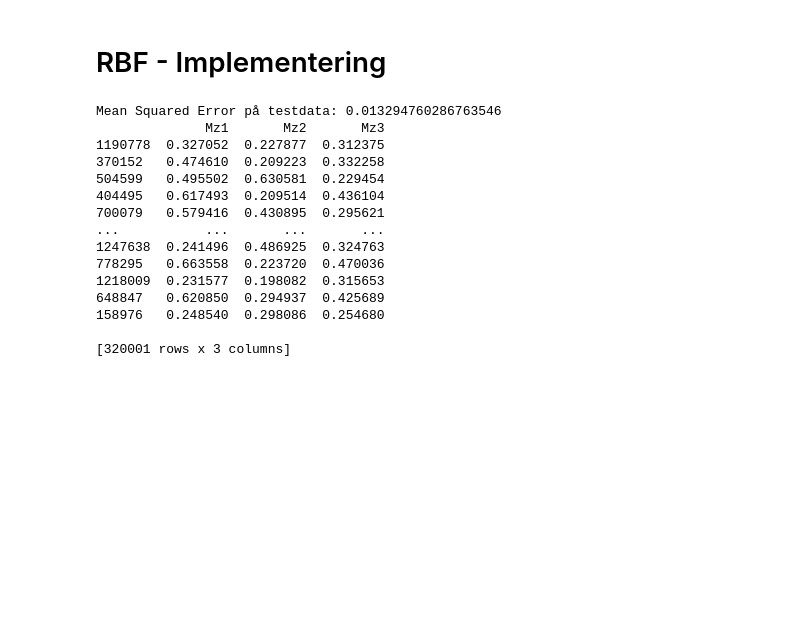
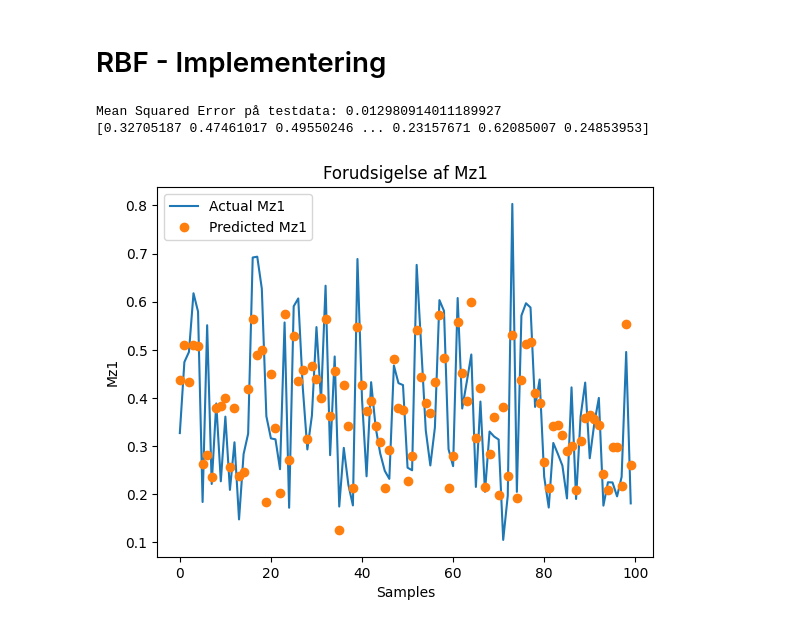
Before and after one commit to hugojjohnson/02456-deep-learning-project, a Jupyter notebook: notebooks/exploration-peter.ipynb, the cells around one changed output. Saved outputs shown, nothing was run; the diff lists cells and outputs as text; code cells hidden in the pictures; blank space fills up the shorter version.

```diff
--- a/notebooks/exploration-peter.ipynb
+++ b/notebooks/exploration-peter.ipynb
@@ -140,59 +140,43 @@ class RBFNetwork:
         G = self._rbf(X)  # Beregn aktiveringer i skjulte lag
         self.weights = pinv(G).dot(y)  # Beregn vægte for outputlaget (pseudo-invers)
 
     def predict(self, X):
         # Forudsig output for nye data
         G = self._rbf(X)
         return G.dot(self.weights)
 
 # Antag at X_train er en NumPy-array (hvis det er en DataFrame, konverter den med .values)
 X_train = X_train.values if hasattr(X_train, 'values') else X_train
 y_train = y_train.values if hasattr(y_train, 'values') else y_train
 
 # Generer centerpunkter med samme dimension som X_train
 num_centers = 3  # Du kan vælge flere centre afhængigt af modelens kompleksitet
 random_indices = np.random.choice(X_train.shape[0], num_centers, replace=False)
 centers = X_train[random_indices, :]
 
-rbf_net = RBFNetwork(centers, sigma=1.0)
+rbf_net = RBFNetwork(centers, sigma=200.0)
 rbf_net.fit(X_train, y_train)
 
 y_pred = rbf_net.predict(X_test)
 
 
 # Beregn MSE
 mse = mean_squared_error(y_test, y_pred)
 print("Mean Squared Error på testdata:", mse)
 
 
 
+print((y_test["Mz1"].values))
+# print(y_test["Mz1"][0][:10])
 
-print(y_test["Mz1"])
-# print(y_test.iloc[:, 0])
-# print(type(y_test))
-# print(y_test[:, 0])
-
-
-# plt.plot(y_pred[:, 0], label='Predicted Mz1')
-# # plt.plot(y_test[:, 0], label='Actual Mz1')
-# plt.xlabel('Samples')
-# plt.ylabel('Mz1')
-# plt.legend()
-# plt.title("Forudsigelse af Mz1")
-# plt.show()
+plt.plot(y_test["Mz1"][:100].values, label='Actual Mz1')
+plt.plot(y_pred[:, 0][:100], label='Predicted Mz1', marker='o', linestyle='')
+plt.xlabel('Samples')
+plt.ylabel('Mz1')
+plt.legend()
+plt.title("Forudsigelse af Mz1")
+plt.show()
 # %% [output]
-Mean Squared Error på testdata: 0.013294760286763546
-              Mz1       Mz2       Mz3
-1190778  0.327052  0.227877  0.312375
-370152   0.474610  0.209223  0.332258
-504599   0.495502  0.630581  0.229454
-404495   0.617493  0.209514  0.436104
-700079   0.579416  0.430895  0.295621
-...           ...       ...       ...
-1247638  0.241496  0.486925  0.324763
-778295   0.663558  0.223720  0.470036
-1218009  0.231577  0.198082  0.315653
-648847   0.620850  0.294937  0.425689
-158976   0.248540  0.298086  0.254680
-
-[320001 rows x 3 columns]
+Mean Squared Error på testdata: 0.012980914011189927
+[0.32705187 0.47461017 0.49550246 ... 0.23157671 0.62085007 0.24853953]
+[figure, added]
```
Also changed, not shown: 9 other files.
